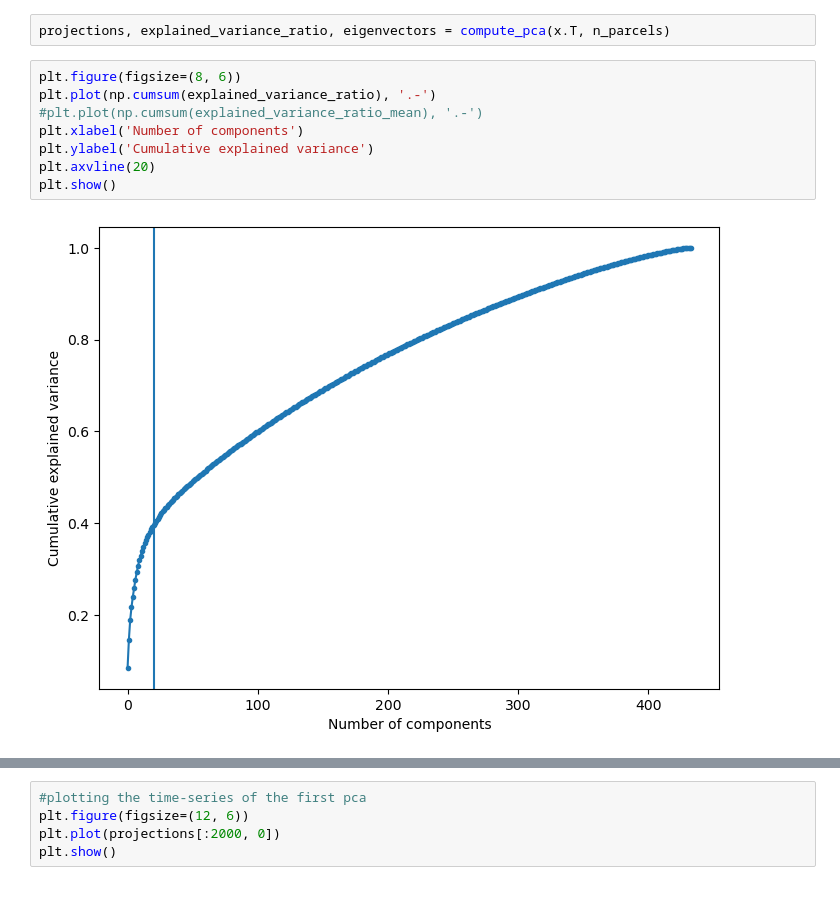
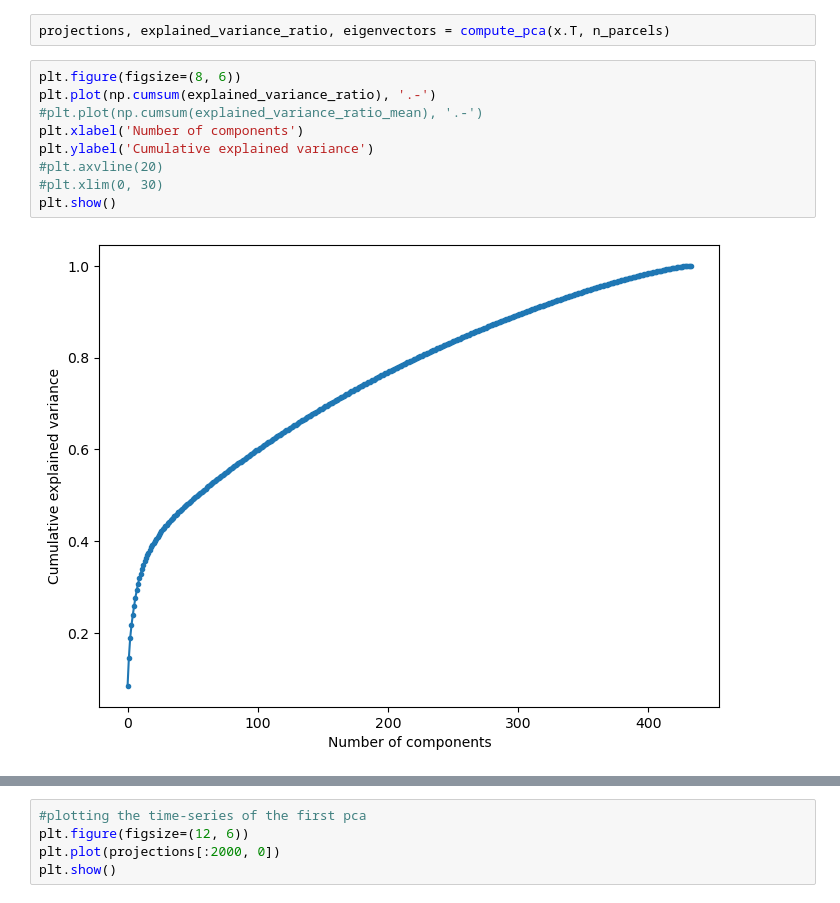
Before and after one commit to MarcoZenari/brainhackRome2025, a Jupyter notebook: hmm_fit.ipynb, the cells around one changed output, grey strips where cells are left out. Saved outputs shown, nothing was run; the diff lists cells and outputs as text.

```diff
--- a/hmm_fit.ipynb
+++ b/hmm_fit.ipynb
@@ -378,10 +378,11 @@ projections, explained_variance_ratio, eigenvectors = compute_pca(x.T, n_parcels
 # %%
 plt.figure(figsize=(8, 6))
 plt.plot(np.cumsum(explained_variance_ratio), '.-')
 #plt.plot(np.cumsum(explained_variance_ratio_mean), '.-')
 plt.xlabel('Number of components')
 plt.ylabel('Cumulative explained variance')
-plt.axvline(20)
+#plt.axvline(20)
+#plt.xlim(0, 30)
 plt.show()
 # %% [output]
-[figure, old version]
+[figure, new version]
```
Also changed, not shown: parts of 11 cells of this notebook.
